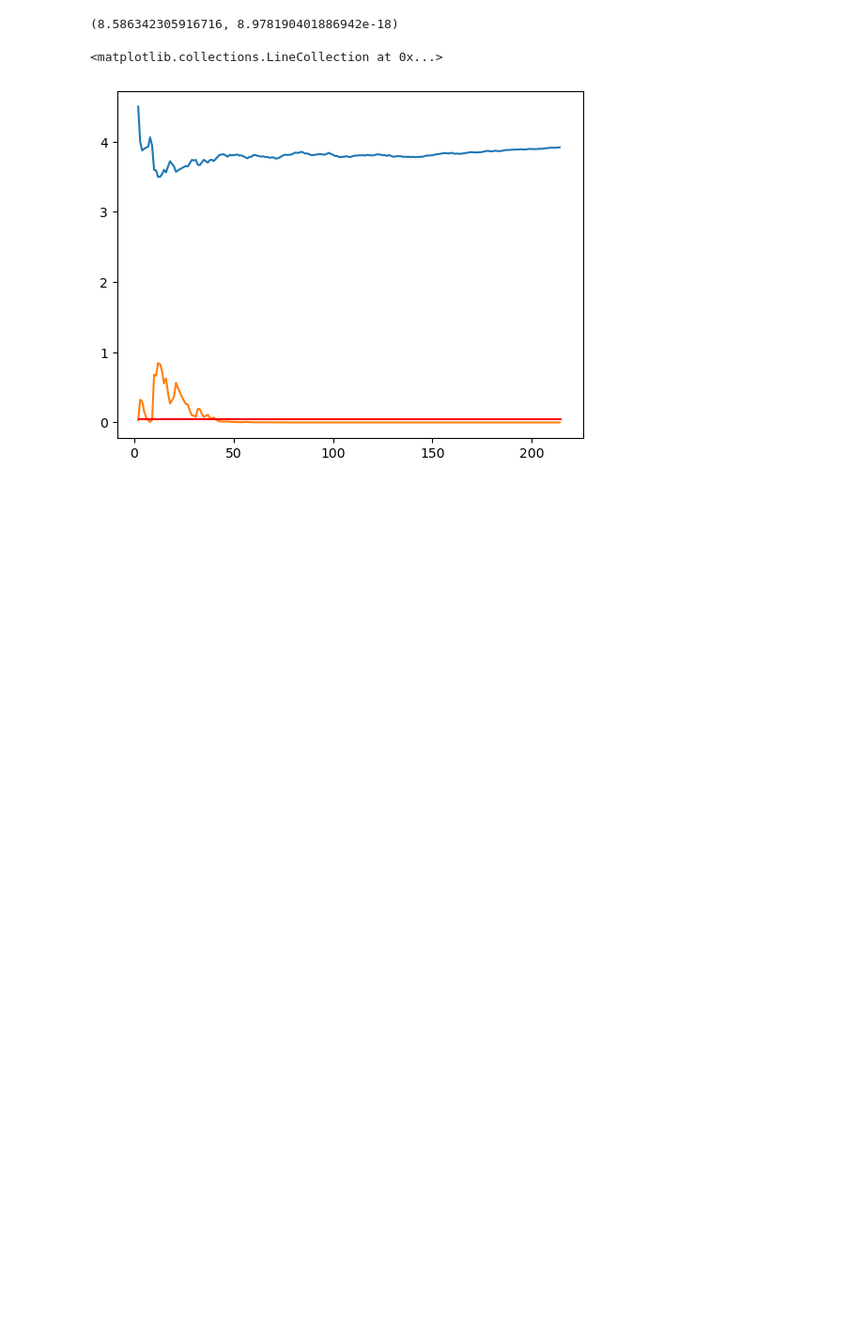
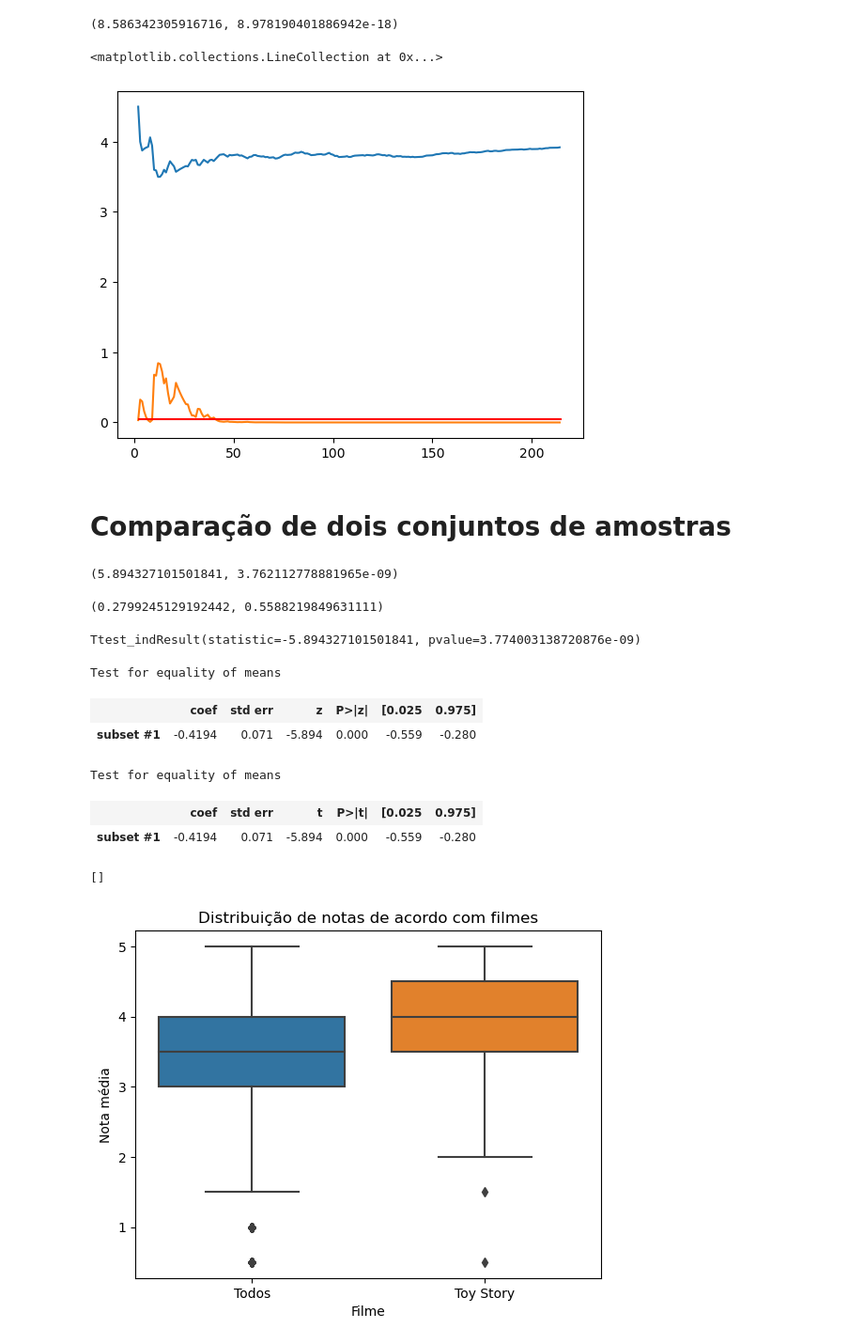
Before and after one commit to ledsouza/data-science-introducao-a-testes-estatisticos-com-python, a Jupyter notebook: DataScience_introducao_a_testes.ipynb, the cells around one changed output. Shown: that part at 94% size. Saved outputs shown, nothing was run; the diff lists cells and outputs as text; code cells hidden in the pictures; blank space fills up the shorter version.

Commit message:
Teste para duas amostras

```diff
--- a/DataScience_introducao_a_testes.ipynb
+++ b/DataScience_introducao_a_testes.ipynb
@@ -334,3 +334,41 @@ plt.hlines(y = 0.05, xmin = 2, xmax = len(temp), colors = 'r')
 # %% [output]
 <matplotlib.collections.LineCollection at 0x...>
 [figure]
+# %% [markdown]
+# Comparação de dois conjuntos de amostras
+# %%
+print(ztest(notas1.rating, notas.rating))
+zconfint(notas1.rating, notas.rating)
+# %% [output]
+(5.894327101501841, 3.762112778881965e-09)
+(0.2799245129192442, 0.5588219849631111)
+# %%
+from scipy.stats import ttest_ind
+
+ttest_ind(notas.rating, notas1.rating)
+# %% [output]
+Ttest_indResult(statistic=-5.894327101501841, pvalue=3.774003138720876e-09)
+# %%
+descr_todas_as_notas = DescrStatsW(notas.rating)
+descr_toystory = DescrStatsW(notas1.rating)
+comparacao = descr_todas_as_notas.get_compare(descr_toystory)
+
+comparacao.summary(use_t=False)
+# %% [output]
+Test for equality of means
+|  | coef | std err | z | P>|z| | [0.025 | 0.975] |
+| subset #1 | -0.4194 | 0.071 | -5.894 | 0.000 | -0.559 | -0.280 |
+# %%
+comparacao.summary(use_t=True)
+# %% [output]
+Test for equality of means
+|  | coef | std err | t | P>|t| | [0.025 | 0.975] |
+| subset #1 | -0.4194 | 0.071 | -5.894 | 0.000 | -0.559 | -0.280 |
+# %%
+ax = sns.boxplot(x='Filme', y='Nota média', data=pd.concat([pd.DataFrame({'Nota média': notas.rating, 'Filme': 'Todos'}),
+                                                                pd.DataFrame({'Nota média': notas1.rating, 'Filme': 'Toy Story'})]))
+ax.set_title('Distribuição de notas de acordo com filmes')
+ax.plot()
+# %% [output]
+[]
+[figure, added]
```
